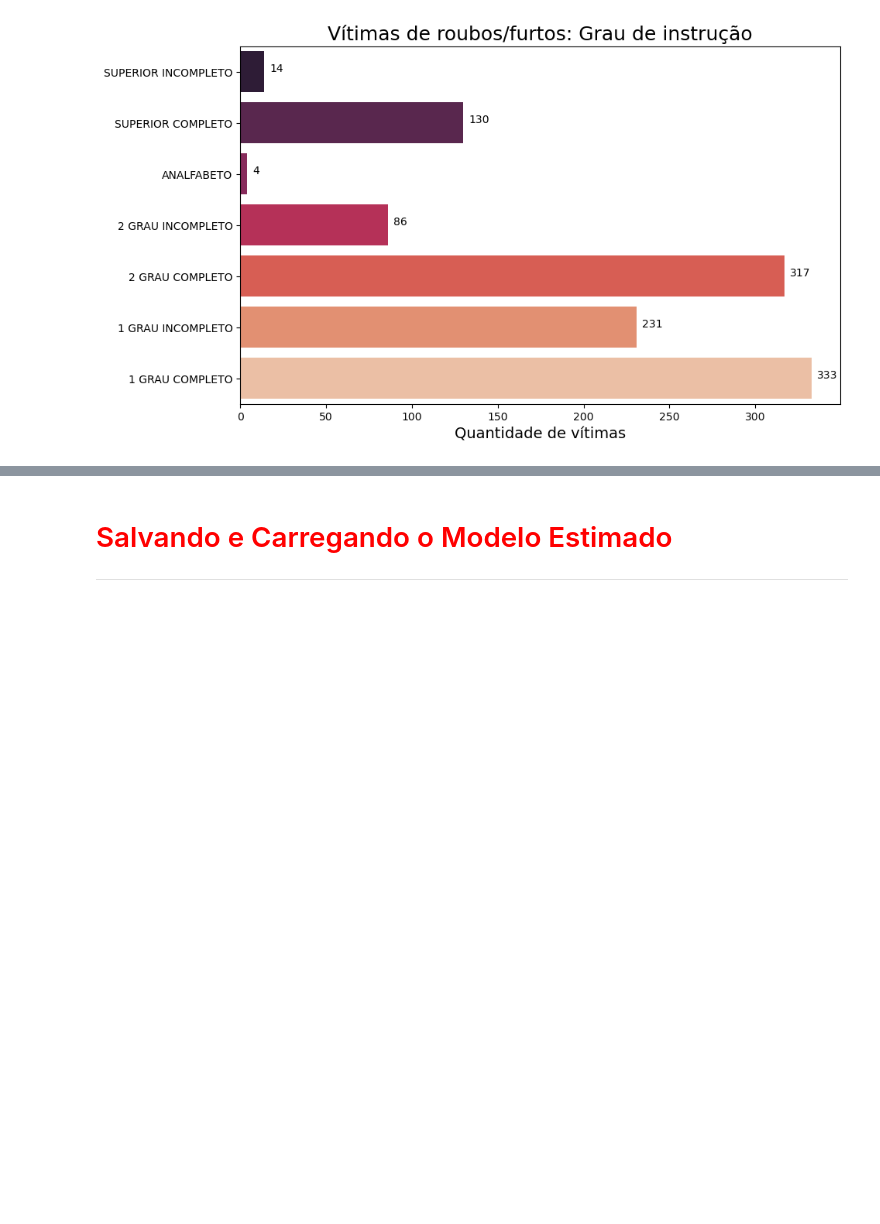
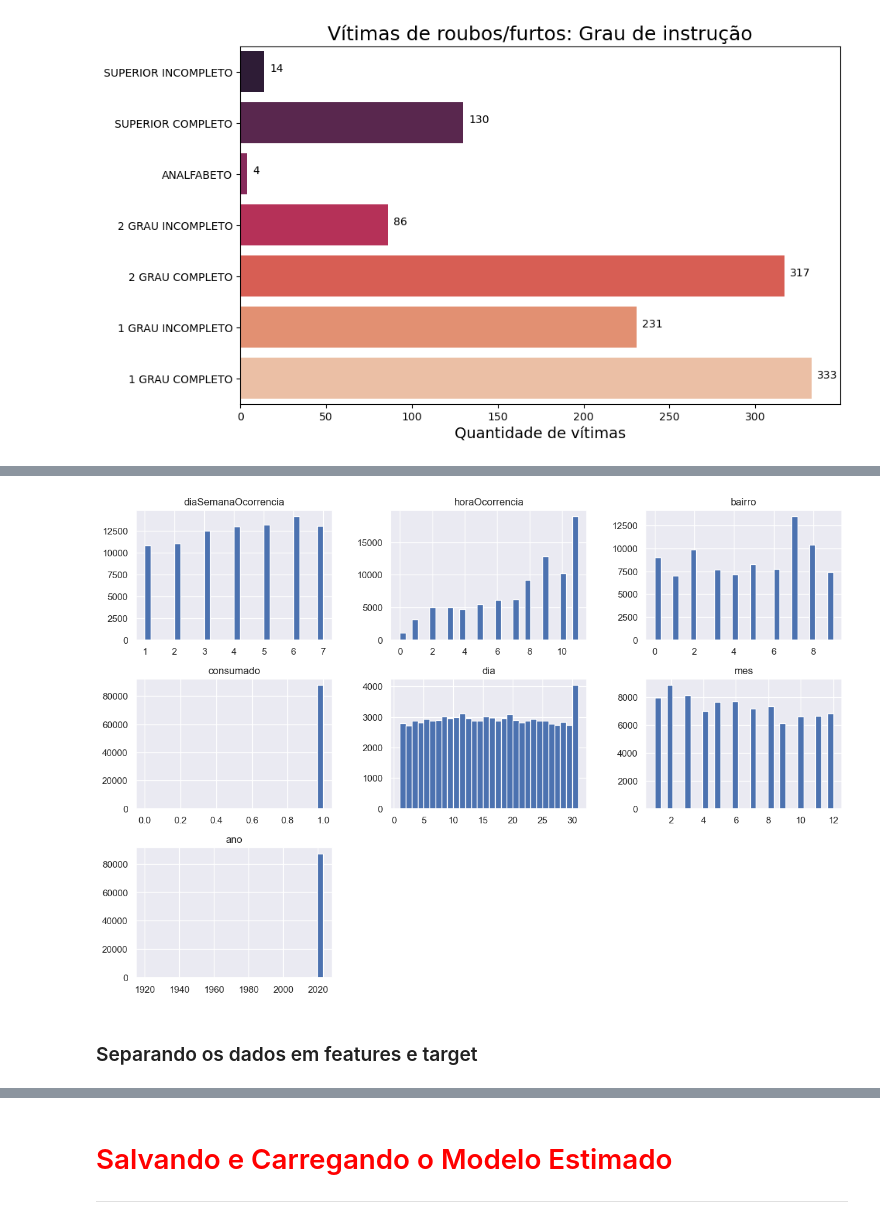
Before and after one commit to anderdot/previsao-crimes, a Jupyter notebook: Analises/Modelo Preditiva.ipynb, the cells around one changed output, grey strips where cells are left out. Saved outputs shown, nothing was run; the diff lists cells and outputs as text; code cells hidden in the pictures; blank space fills up the shorter version.

```diff
--- a/Analises/Modelo Preditiva.ipynb
+++ b/Analises/Modelo Preditiva.ipynb
@@ -710,0 +683,12 @@ $$R^2(y, \hat{y}) = 1 - \frac {\sum_{i=0}^{n-1}(y_i-\hat{y}_i)^2}{\sum_{i=0}^{n-
+# %%
+# Filtrando os dados somente dos 10 bairros com mais ocorrências.
+selecao = dados_ML['bairro'].value_counts().head(10)
+dados_ML = dados_ML[dados_ML['bairro'].isin(selecao.index)]
+dados_ML.reset_index(drop=True, inplace=True)
+
+# Excluindo a coluna cidade.
+dados_ML.drop(columns='cidade', inplace=True)
+
+# Verificando o tamanho do dataset.
+linha, coluna = dados_ML.shape
+print(f'linhas: {linha}\ncolunas: {coluna}')
@@ -710,0 +698,10 @@ $$R^2(y, \hat{y}) = 1 - \frac {\sum_{i=0}^{n-1}(y_i-\hat{y}_i)^2}{\sum_{i=0}^{n-
+# %%
+# Criando a colunas dia, mês e ano.
+dados_ML['dataOcorrencia'] = pd.to_datetime(dados_ML['dataOcorrencia'])
+dados_ML['dia'] = dados_ML['dataOcorrencia'].dt.day
+dados_ML['mes'] = dados_ML['dataOcorrencia'].dt.month
+dados_ML['ano'] = dados_ML['dataOcorrencia'].dt.year
+dados_ML.drop(columns=['dataOcorrencia'], inplace=True)
+
+linha, coluna = dados_ML.shape
+print(f'linhas: {linha}\ncolunas: {coluna}')
@@ -710,0 +787,14 @@ $$R^2(y, \hat{y}) = 1 - \frac {\sum_{i=0}^{n-1}(y_i-\hat{y}_i)^2}{\sum_{i=0}^{n-
+# %%
+# Importando o LabelEncoder para transformar as variáveis categóricas em numéricas.
+from sklearn.preprocessing import LabelEncoder
+
+# Instanciando o LabelEncoder.
+label_encoder = LabelEncoder()
+
+# Ajustando e transformando a coluna "bairro"
+dados_ML['bairro'] = label_encoder.fit_transform(dados_ML['bairro'])
+
+# Ajustando e transformando a coluna "horaOcorrencia"
+dados_ML['horaOcorrencia'] = label_encoder.fit_transform(dados_ML['horaOcorrencia'])
+
+dados_ML.head(10)
@@ -710,0 +827,8 @@ $$R^2(y, \hat{y}) = 1 - \frac {\sum_{i=0}^{n-1}(y_i-\hat{y}_i)^2}{\sum_{i=0}^{n-
+# %%
+# Plotando o histograma para visualizar a distribuição dos dados.
+dados_ML.hist(figsize=(15, 10), bins=30)
+plt.show()
+# %% [output]
+[figure, added]
+# %% [markdown]
+### Separando os dados em features e target
```
Also changed, not shown: parts of 58 cells of this notebook, 1 other file.
